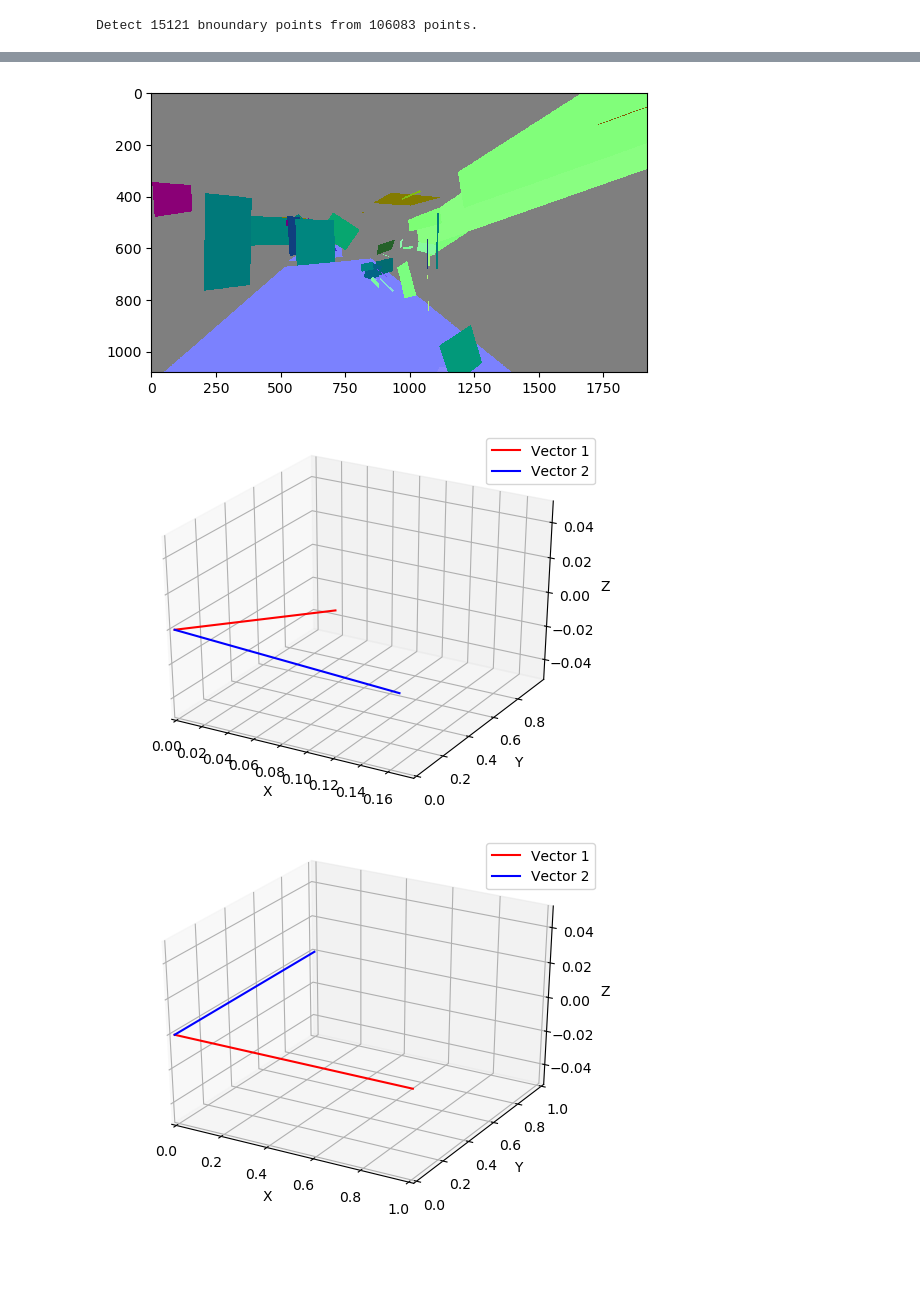
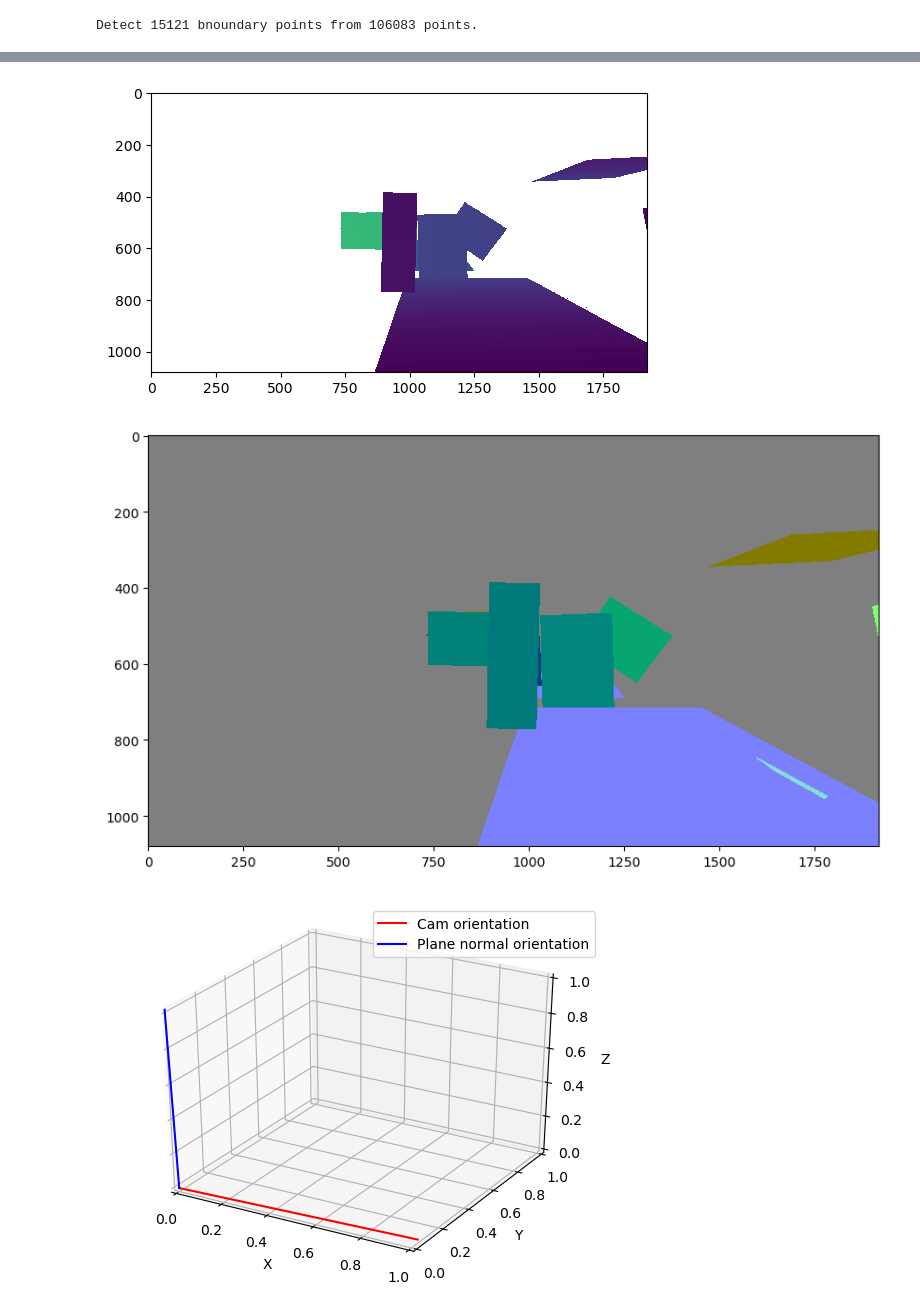
Before and after one commit to maxpape/project_mapping, a Jupyter notebook: nbv/ray_casting.ipynb, the cells around one changed output, grey strips where cells are left out. Cells and saved outputs as stored; diff of their text form; code cells hidden in the pictures; blank space fills up the shorter version.

Commit message:
minor fixes; prduce images for presentation

```diff
--- a/nbv/ray_casting.ipynb
+++ b/nbv/ray_casting.ipynb
@@ -56,7 +60,7 @@ oboxes = test4.detect_planar_patches(
 normal_variance_threshold_deg=60,
 coplanarity_deg=80,
 outlier_ratio=0.75,
-min_plane_edge_length=0.2,
+min_plane_edge_length=1,
 min_num_points=5,
 search_param=o3d.geometry.KDTreeSearchParamKNN(knn=50))
 
@@ -101,8 +105,8 @@ def calc_mesh_area_sorted(meshes):
 # %%
 dimensions = calc_mesh_area_sorted(geometries)
 # %%
-middle = geometries[115].get_center()
-normal = np.asarray(geometries[115].vertex_normals)[0]
+middle = geometries[40].get_center()
+normal = np.asarray(geometries[40].vertex_normals)[0]
 
 cam_pos = add_vector_to_point(middle, normal, 5)
 print(middle)
@@ -156,21 +167,32 @@ def visualize_3d_vectors(vector1, vector2):
     fig = plt.figure()
     ax = fig.add_subplot(111, projection='3d')
 
+    # normalize vectors
+    vector1 = vector1 / np.linalg.norm(vector1)
+    vector2 = vector2 / np.linalg.norm(vector2)
+
+    if check_vector_similar_direction(vector1, vector2):
+        pass
+    else:
+        pass
+        #vector2 = invert_normalized_vector(vector2)
+
+
     # Extract individual coordinates from the vectors
     x1, y1, z1 = vector1
     x2, y2, z2 = vector2
 
     # Plot the vectors as lines
-    ax.plot([0, x1], [0, y1], [0, z1], color='r', label='Vector 1')
-    ax.plot([0, x2], [0, y2], [0, z2], color='b', label='Vector 2')
+    ax.plot([0, x1], [0, y1], [0, z1], color='r', label='Cam orientation')
+    ax.plot([0, x2], [0, y2], [0, z2], color='b', label='Plane normal orientation')
 
     # Set the limits and labels of the plot
     max_x = max(np.max(x1), np.max(x2))
     max_y = max(np.max(y1), np.max(y2))
     max_z = max(np.max(z1), np.max(z2))
-    ax.set_xlim([0, max_x])
-    ax.set_ylim([0, max_y])
-    ax.set_zlim([0, max_z])
+    ax.set_xlim([0, 1])
+    ax.set_ylim([0, 1])
+    ax.set_zlim([0, 1])
     ax.set_xlabel('X')
     ax.set_ylabel('Y')
     ax.set_zlabel('Z')
@@ -183,6 +260,6 @@ def visualize_3d_vectors(vector1, vector2):
 # %%
 rays = o3d.t.geometry.RaycastingScene.create_rays_pinhole(
-    fov_deg=120,
+    fov_deg=90,
     center=middle,
     eye=cam_pos,
     up=[0, 0, -1],
@@ -196,14 +273,15 @@ plt.imshow(ans['t_hit'].numpy())
 normals = ans['primitive_normals'].numpy()
 
 normals_interp = np.interp(normals, (normals.min(), normals.max()), (0, 1))
+plt.figure(figsize=(10,6))
 plt.imshow(normals_interp)
+plt.savefig('test.png')
 hits = ans['t_hit'].numpy()
 
-print("Normal of plane: " ,normals[0,1919])
+print("Normal of plane: " ,normals[1000,1000])
 print("Camera direction: ", (middle-cam_pos))
-print("Camera direction: ", (cam_pos-middle))
-_, rot_mat = compute_transform(normals[0,1919],(cam_pos-middle))
+
+_, rot_mat = compute_transform(normals[1000,1000],(middle-cam_pos))
 print(rotation_matrix_to_axis_angle(rot_mat))
-visualize_3d_vectors(normals[0,1919],(middle-cam_pos) )
-visualize_3d_vectors(np.asarray([1,0,0]),np.asarray([0,1,0]) )
+visualize_3d_vectors((middle-cam_pos), normals[1000,1000] )
 # %% [output]
@@ -214,3 +291,3 @@ Camera direction:  [-0.17496783  0.09578749  0.        ]
-[figure, old version]
+[figure, new version]
-[figure, old version]
+[figure, new version]
-[figure, old version]
+[figure, new version]
```
Also changed, not shown: parts of 8 cells of this notebook, 1 other file.
